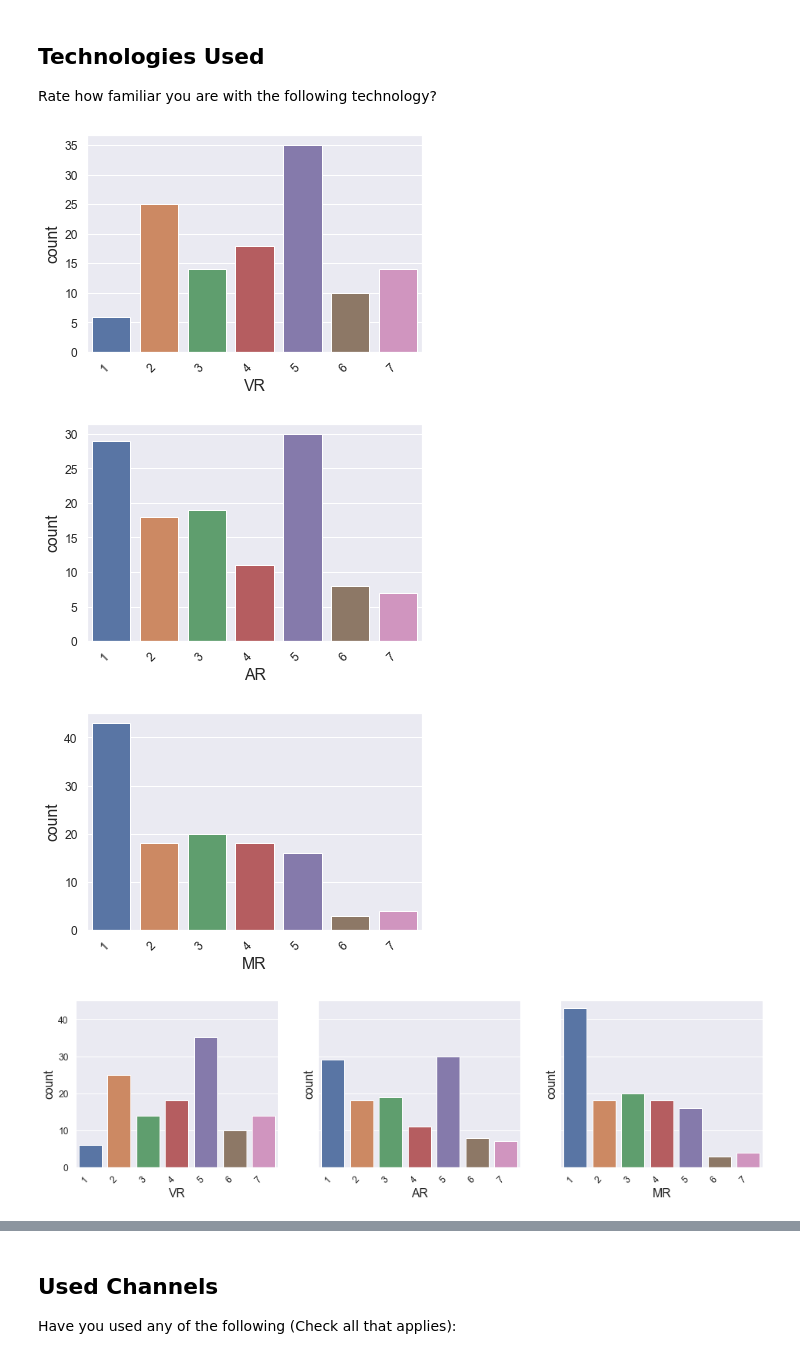
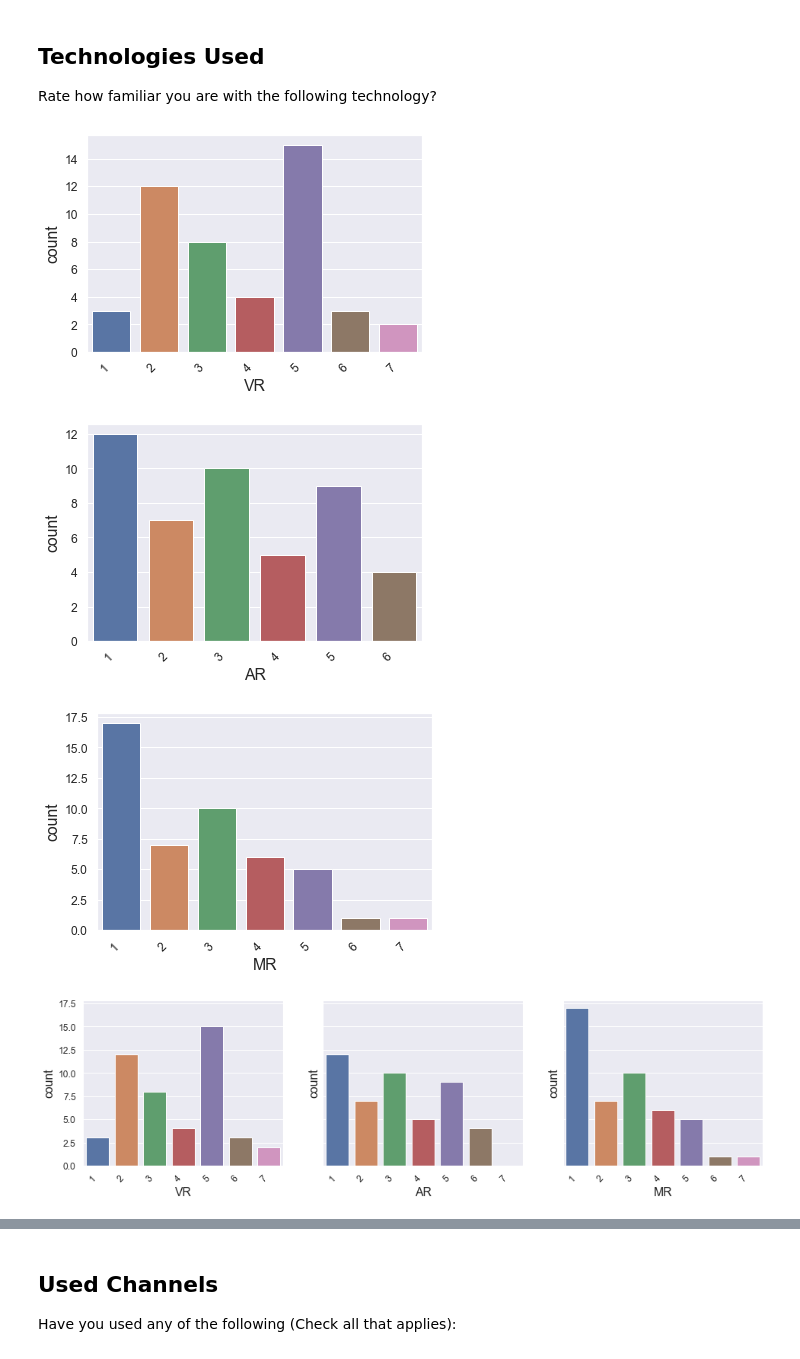
Before and after one commit to markhary/mktg3554_survey, a Jupyter notebook: holly.ipynb, the cells around one changed output, grey strips where cells are left out. Drawn from its saved outputs; the diff is of its cells as text; code cells hidden in the pictures.

```diff
--- a/holly.ipynb
+++ b/holly.ipynb
@@ -228,6 +230,9 @@ survey_data.loc[survey_data['Industry_Manufacturing'] == "Yes", 'Industry_Simple
 survey_data.loc[survey_data['Industry_Automobile'] == "Yes", 'Industry_Simple'] = 'MAC'
 survey_data.loc[survey_data['Industry_Construction'] == "Yes", 'Industry_Simple'] = 'MAC'
 survey_data['Industry_Simple'] = survey_data['Industry_Simple'].fillna('Other')
+# %%
+# delete the survey_data that is Other
+survey_data = survey_data[survey_data['Industry'] == 'Other']
 # %% [markdown]
 ## Technologies Used
 Rate how familiar you are with the following technology?
@@ -269,18 +274,19 @@ technology["MR"] = survey_data["Technology_MR"].replace(to_replace={
 }, regex=True)
 create_countplot(technology, "MR", True);
 # %% [output]
-[figure, old version]
+[figure, new version]
-[figure, old version]
+[figure, new version]
-[figure, old version]
+[figure, new version]
 # %%
 fig, axes = plt.subplots(1,3, figsize=(16,4), sharey=True);
-create_countplot(technology, "VR", False, ax=axes[0]);
-create_countplot(technology, "AR", False, ax=axes[1]);
-create_countplot(technology, "MR", False, ax=axes[2]);
+order = list(range(1,8));
+create_countplot(technology, "VR", False, ax=axes[0], order=order);
+create_countplot(technology, "AR", False, ax=axes[1], order=order);
+create_countplot(technology, "MR", False, ax=axes[2], order=order);
 fig.align_xlabels(axes)
 save_figure(chart.get_figure(), "Technologies")
 # %% [output]
-[figure, old version]
+[figure, new version]
 # %%
 display(technology.describe());
 means = technology.mean();
```
Also changed, not shown: parts of 16 cells of this notebook, 36 other files.
